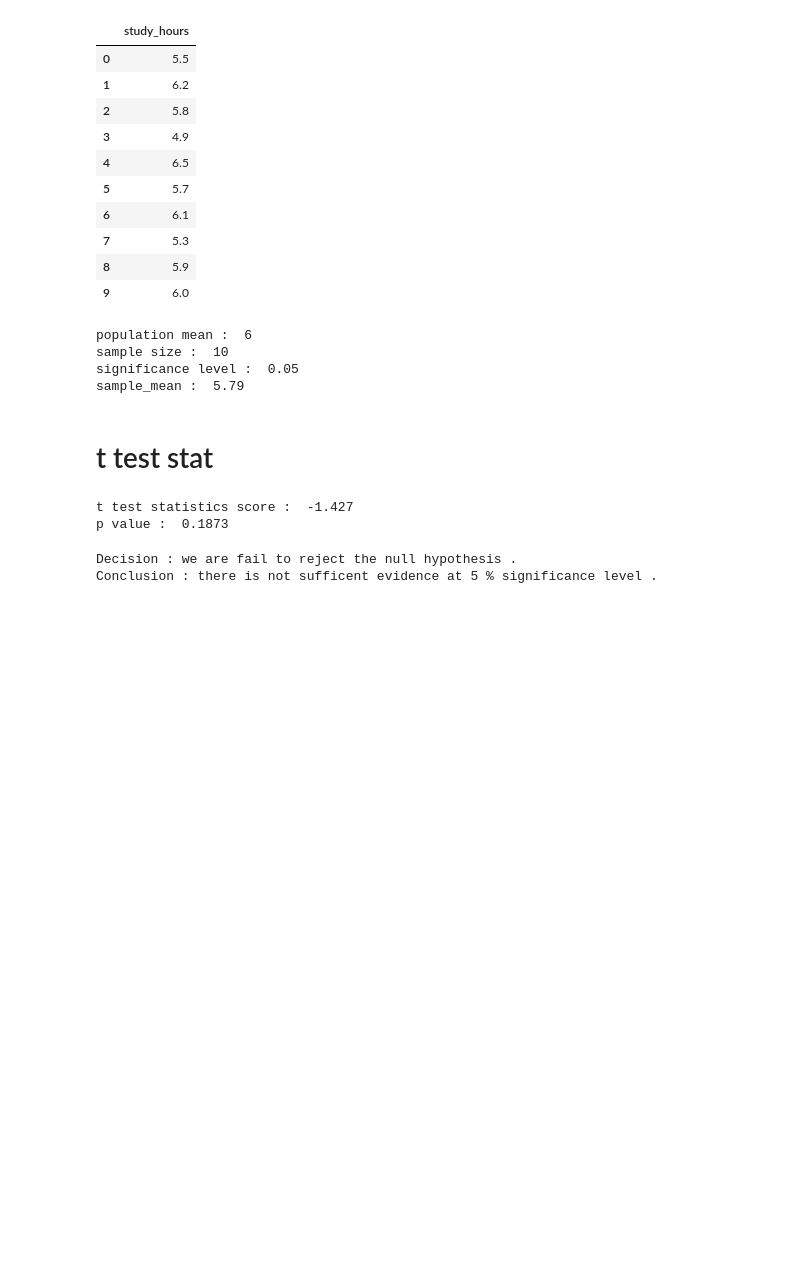
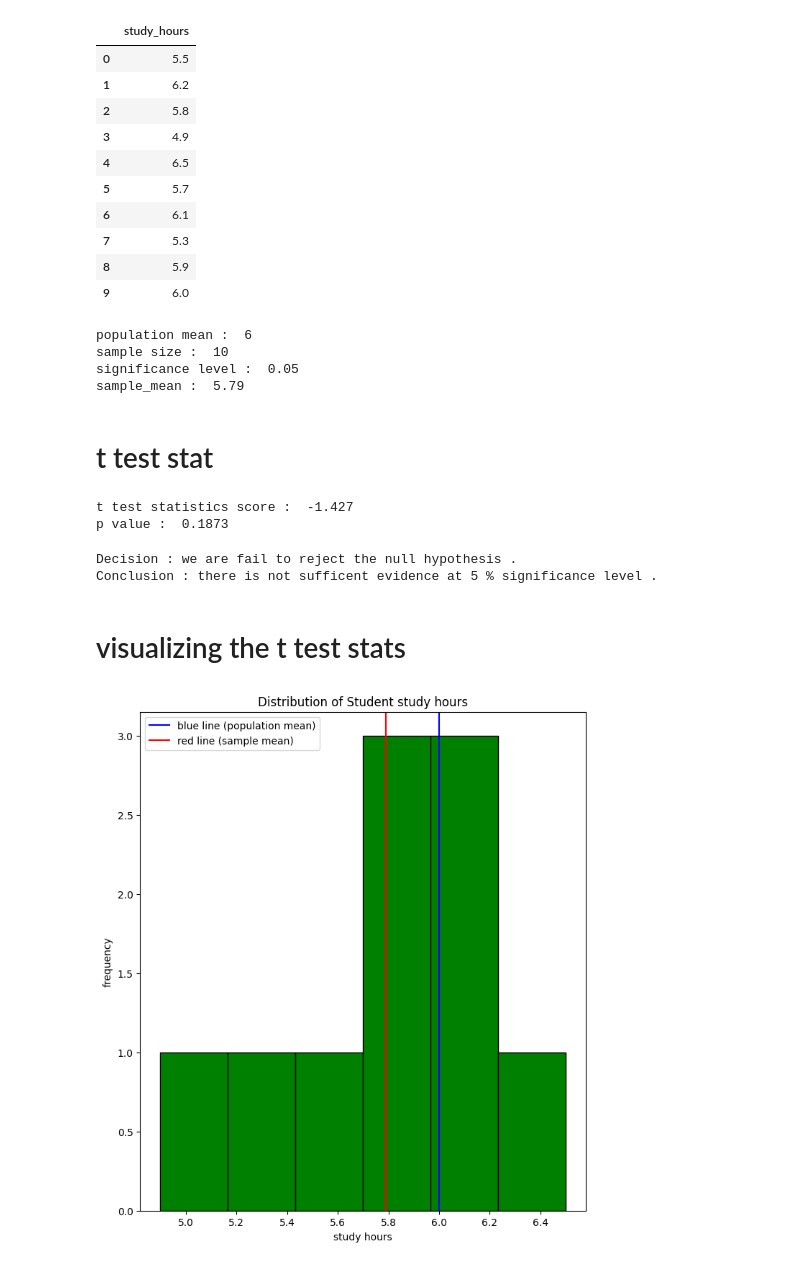
Before and after one commit to Engr-Jawad/statistics_for_data_Science, a Jupyter notebook: t_test2.ipynb, the cells around one changed output. Cells and saved outputs as stored; diff of their text form; code cells hidden in the pictures; blank space fills up the shorter version.

Commit message:
2nd probelm on the t test using python  and visualiazation of the t test are added

```diff
--- a/t_test2.ipynb
+++ b/t_test2.ipynb
@@ -56,3 +56,17 @@ else:
 # %% [output]
 Decision : we are fail to reject the null hypothesis .
 Conclusion : there is not sufficent evidence at 5 % significance level .
+# %% [markdown]
+# visualizing the t test stats
+# %%
+plt.figure(figsize=(8,9))
+plt.hist(df["study_hours"],bins=6,color = "green",edgecolor = "Black")
+plt.axvline(population_mean,color = "blue",label = "blue line (population mean)")
+plt.axvline(sample_mean,color="red",label = "red line (sample mean)")
+plt.title("Distribution of Student study hours")
+plt.xlabel("study hours")
+plt.ylabel("frequency")
+plt.legend()
+plt.show()
+# %% [output]
+[figure, added]
```
